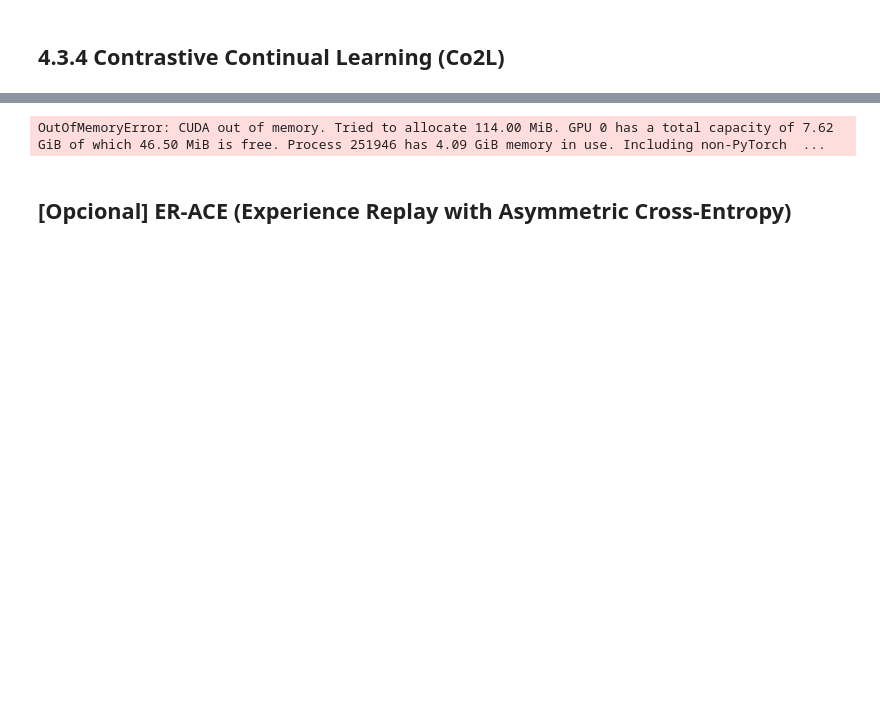
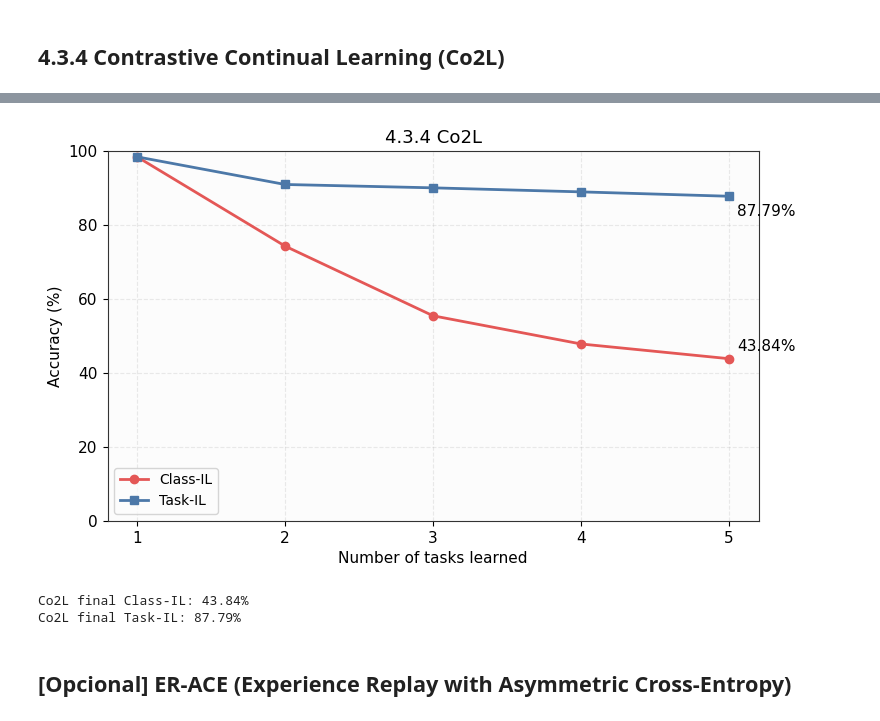
Before and after one commit to Mateo-Giacometti/seq_cifar10_continual_learning, a Jupyter notebook: tp1.ipynb, the cells around one changed output, grey strips where cells are left out. Saved outputs shown, nothing was run; the diff lists cells and outputs as text; code cells hidden in the pictures; blank space fills up the shorter version.

```diff
--- a/tp1.ipynb
+++ b/tp1.ipynb
@@ -510,6 +479,7 @@ else:
         backbone=supcon_model.backbone,
         feat_dim=feat_dim,
         train_loaders=task_train_loaders,
+        train_loaders_eval=task_train_loaders,
         test_loaders=task_test_loaders,
         task_classes=seq_builder.task_classes,
         device=device,
@@ -531,6 +501,7 @@ else:
         eval_linear_milestones=list(cfg.co2l.eval_linear_milestones),
         eval_linear_gamma=float(cfg.co2l.eval_linear_gamma),
         seed=int(cfg.training.seed),
+        max_replay_batch_size=int(cfg.co2l.max_replay_batch_size),
         verbose=True,
     )
     save_checkpoint(
@@ -554,4 +541,6 @@ Task 0 done (Co2L) | Class-IL=99.45% | Task-IL=99.45%
+[figure, added]
-OutOfMemoryError: CUDA out of memory. Tried to allocate 114.00 MiB. GPU 0 has a total capacity of 7.62 GiB of which 46.50 MiB is free. Process 251946 has 4.09 GiB memory in use. Including non-PyTorch  ...
+Co2L final Class-IL: 43.84%
+Co2L final Task-IL: 87.79%
 # %% [markdown]
 ## [Opcional] ER-ACE (Experience Replay with Asymmetric Cross-Entropy)
 # %%
```
Also changed, not shown: parts of 11 cells of this notebook, 10 other files.
